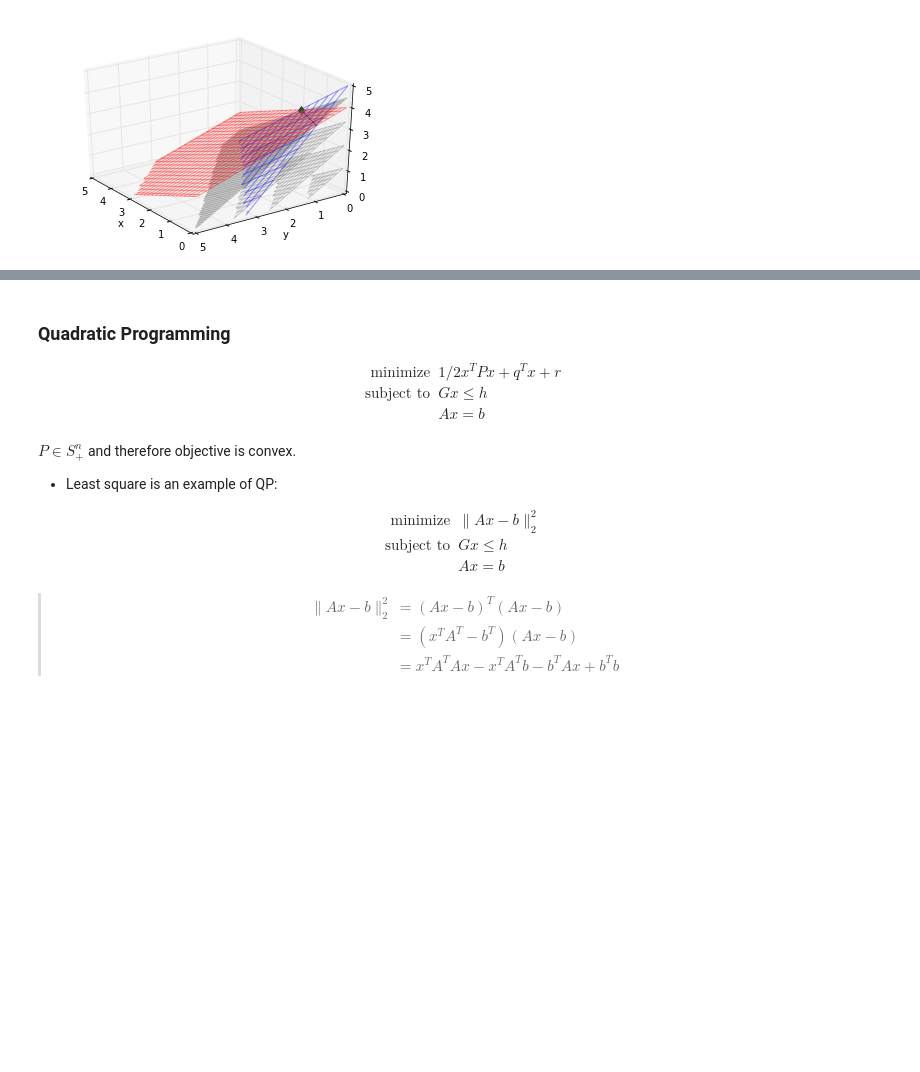
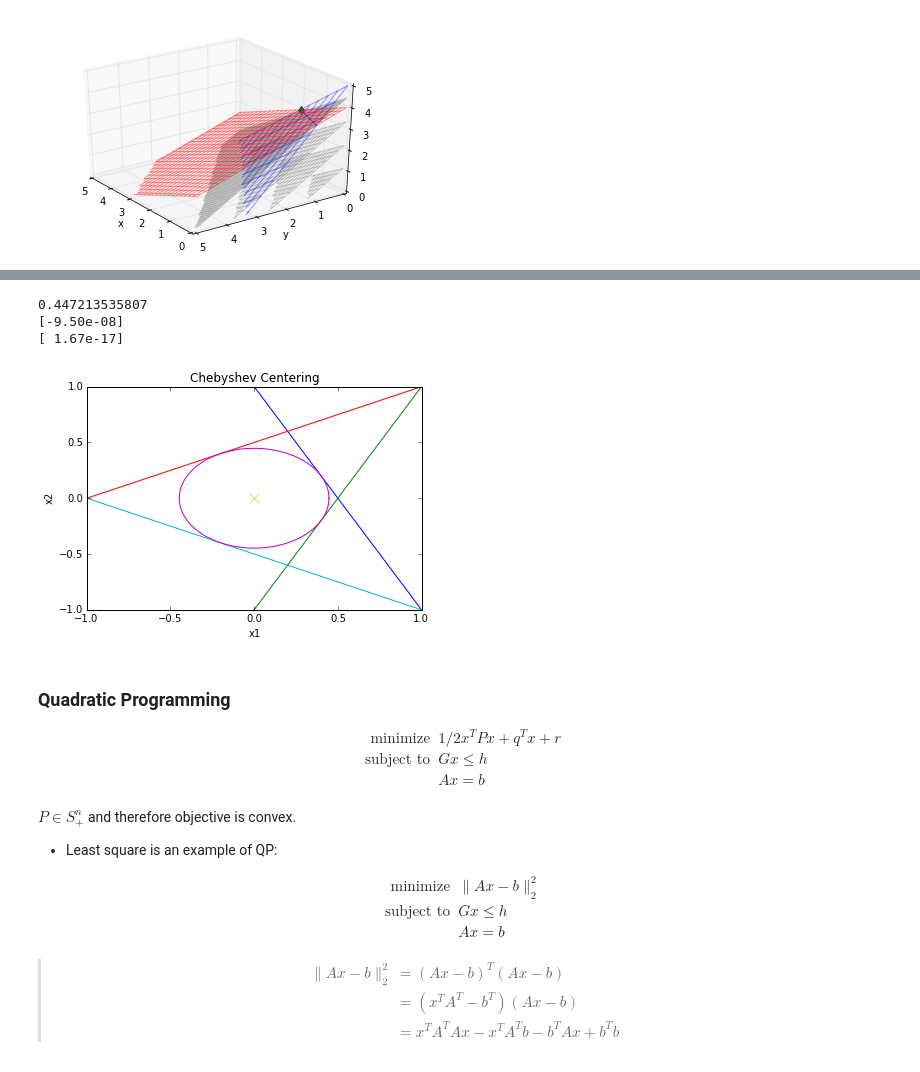
Before and after one commit to btabibian/optimization, a Jupyter notebook: src/Convex Optimization Problems.ipynb, the cells around one changed output, grey strips where cells are left out. Drawn from its saved outputs; the diff is of its cells as text; code cells hidden in the pictures; blank space fills up the shorter version.

Commit message:
Added chebyshev example

```diff
--- a/src/Convex Optimization Problems.ipynb
+++ b/src/Convex Optimization Problems.ipynb
@@ -282,3 +302,80 @@ ax.view_init(elev=30, azim=145)
+# %%
+from __future__ import division
+
+# From CVXPy examples
+# Taken from CVX website http://cvxr.com/cvx/examples/
+# Example: Compute and display the Chebyshev center of a 2D polyhedron
+# Ported from cvx matlab to cvxpy by Misrab Faizullah-Khan
+# Original comments below
+
+# Boyd & Vandenberghe, "Convex Optimization"
+# Joelle Skaf - 08/16/05
+# (a figure is generated)
+#
+# The goal is to find the largest Euclidean ball (i.e. its center and
+# radius) that lies in a polyhedron described by linear inequalites in this
+# fashion: P = { x : a_i'*x <= b_i, i=1,...,m } where x is in R^2
+
+# Create the problem
+
+# variables
+radius = cvp.Variable(1)
+center = cvp.Variable(2)
+
+# constraints
+a1 = cvxopt.matrix([2,1], (2,1))
+a2 = cvxopt.matrix([2,-1], (2,1))
+a3 = cvxopt.matrix([-1,2], (2,1))
+a4 = cvxopt.matrix([-1,-2], (2,1))
+
+b = cvxopt.matrix(1, (4,1))
+
+
+constraints = [ a1.T*center + np.linalg.norm(a1, 2)*radius <= b[0],
+                a2.T*center + np.linalg.norm(a2, 2)*radius <= b[1],
+                a3.T*center + np.linalg.norm(a3, 2)*radius <= b[2],
+                a4.T*center + np.linalg.norm(a4, 2)*radius <= b[3] ]
+
+
+# objective
+objective = cvp.Maximize(radius)
+
+p = cvp.Problem(objective, constraints)
+# The optimal objective is returned by p.solve().
+result = p.solve()
+# The optimal value
+print radius.value
+print center.value
+
+
+# Now let's plot it
+x = np.linspace(-2, 2, 256,endpoint=True)
+theta = np.linspace(0,2*np.pi,100)
+
+# plot the constraints
+plt.plot( x, -x*a1[0]/a1[1] + b[0]/a1[1])
+plt.plot( x, -x*a2[0]/a2[1] + b[0]/a2[1])
+plt.plot( x, -x*a3[0]/a3[1] + b[0]/a3[1])
+plt.plot( x, -x*a4[0]/a4[1] + b[0]/a4[1])
+
+
+# plot the solution
+plt.plot( center.value[0] + radius.value*cos(theta), center.value[1] + radius.value*sin(theta) )
+plt.plot( center.value[0], center.value[1], 'x', markersize=10 )
+
+# label
+plt.title('Chebyshev Centering')
+plt.xlabel('x1')
+plt.ylabel('x2')
+
+plt.axis([-1, 1, -1, 1])
+
+plt.show()
+# %% [output]
+0.447213535807
+[-9.50e-08]
+[ 1.67e-17]
+[figure, added]
 # %% [markdown]
 ### Quadratic Programming
 
```
Also changed, not shown: parts of 3 cells of this notebook.
